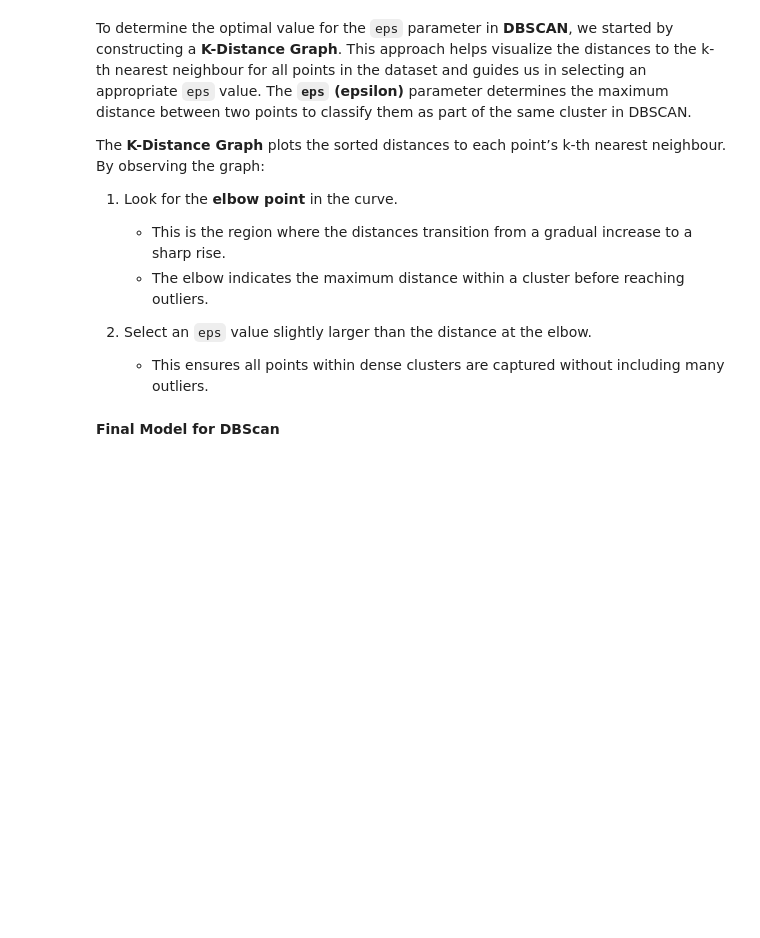
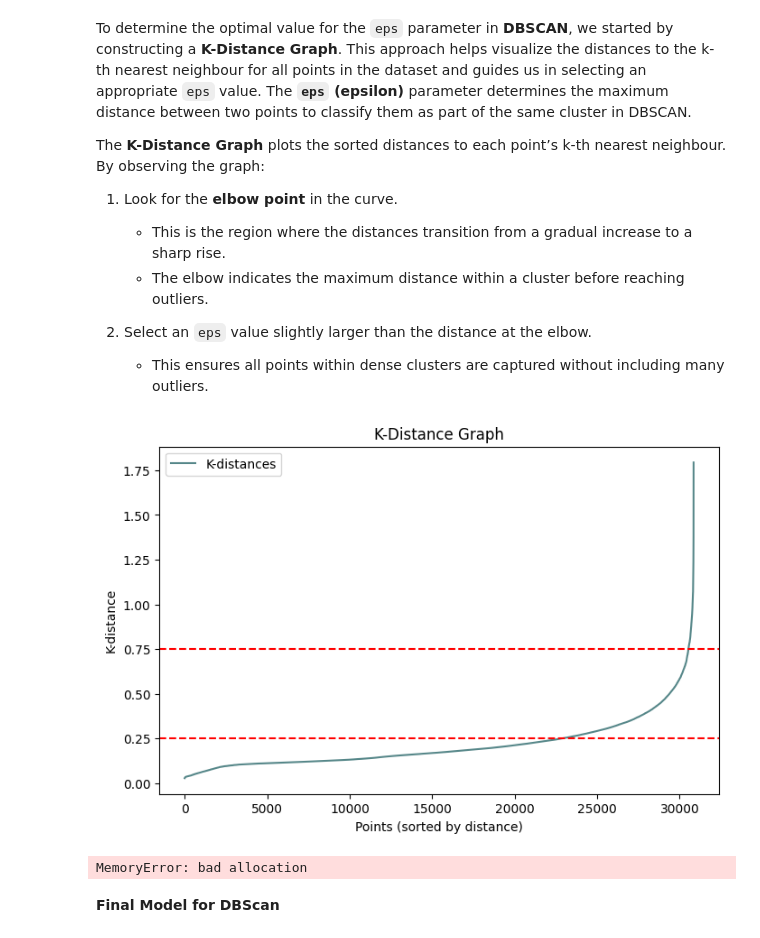
Before and after one commit to antoniooliveira03/data_mining, a Jupyter notebook: spending_data segmentation.ipynb, the cells around one changed output. Cells and saved outputs as stored; diff of their text form; code cells hidden in the pictures; blank space fills up the shorter version.

```diff
--- a/spending_data segmentation.ipynb
+++ b/spending_data segmentation.ipynb
@@ -398,32 +406,35 @@ The **K-Distance Graph** plots the sorted distances to each point’s k-th neare
 # %%
 # K-distance graph to find the right eps value
 neigh = NearestNeighbors(n_neighbors=20)
 neigh.fit(scaled_data)
 distances, _ = neigh.kneighbors(scaled_data)
 distances = np.sort(distances[:, -1])
 
 # Plot the distances
 plt.figure(figsize=(8, 5))
 plt.plot(distances, label="K-distances", color = "#568789")
-plt.axhline(y=15, color='red', linestyle='--')
+plt.axhline(y=0.75, color='red', linestyle='--')
+plt.axhline(y=0.25, color='red', linestyle='--')
 plt.xlabel("Points (sorted by distance)")
 plt.ylabel("K-distance")
 plt.title("K-Distance Graph")
 plt.legend()
 plt.show()
+# %% [output]
+[figure, added]
 # %%
 db_results = []
 
 # Define clustering settings
 cluster_settings = [
     {"model_type": "dbscan", "eps": k, "algorithm": 'ball_tree'}
-    for k in range(5, 15)
+    for k in np.arange(0.25, 0.75, 0.1)
 ] + [
     {"model_type": "dbscan", "eps": k, "algorithm": 'kd_tree'}
-    for k in range(5, 15)
+    for k in np.arange(0.25, 0.75, 0.1)
 ] + [
     {"model_type": "dbscan", "eps": k, "algorithm": 'brute'}
-    for k in range(5, 15)
+    for k in np.arange(0.25, 0.75, 0.1)
 ]
 
 # Loop over settings and evaluate models
@@ -434,6 +445,8 @@ for settings in cluster_settings:
 # Convert results to DataFrame
 db_results_df = pd.DataFrame(db_results)
 db_results_df
+# %% [output]
+MemoryError: bad allocation
 # %%
 f.plot_evaluation_scores(db_results_df, path+'DBScan_scores')
 # %% [markdown]
```
Also changed, not shown: parts of 7 cells of this notebook.
